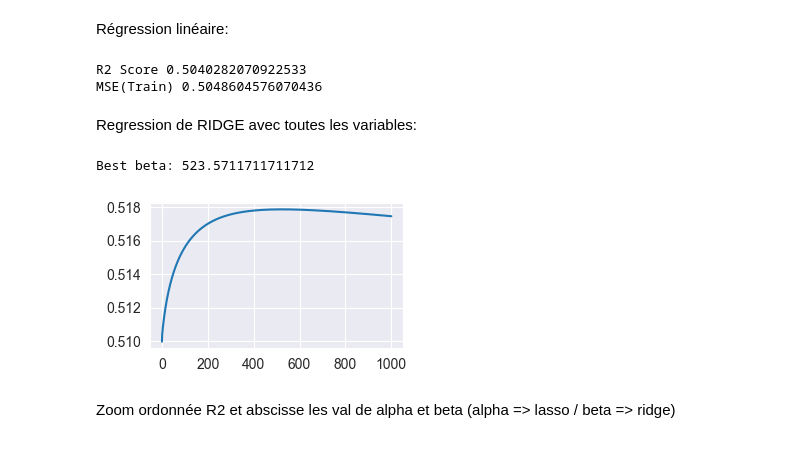
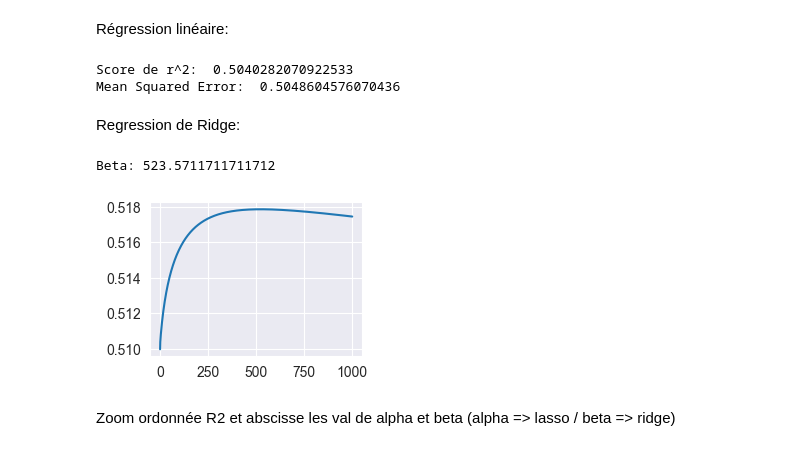
Before and after one commit to LichioAK/Projet_ML-L3, a Jupyter notebook: Project.ipynb, the cells around one changed output. Drawn from its saved outputs; the diff is of its cells as text; code cells hidden in the pictures.

```diff
--- a/Project.ipynb
+++ b/Project.ipynb
@@ -13,7 +13,7 @@ from pandas import DataFrame
 from sklearn.linear_model import Ridge
 from sklearn.linear_model import Lasso
 
-Data_X = pd.read_csv('Data_X.csv')
-Data_Y = pd.read_csv('Data_Y.csv')
-New_data_X = pd.read_csv('DataNew_X.csv')
+data_X = pd.read_csv('Data_X.csv')
+data_Y = pd.read_csv('Data_Y.csv')
+new_X = pd.read_csv('DataNew_X.csv')
 # %% [markdown]
@@ -37,3 +34,6 @@ New_data_X = New_data_X.fillna(New_data_X.mean())
+# %%
+data_X = data_X.fillna(data_X.mean())
+new_X = new_X.fillna(new_X.mean())
 # %% [markdown]
 Affichage des Boxplot (aussi appelé boîte à moustache, très utilisé dans l'analyse de données) :
 montrent visuellement la distribution des donnéesnumériques et l’asymétrie en affichant les quartiles et les moyennes des données.
@@ -94,51 +94,49 @@ ValueError: num must be an integer with 1 <= num <= 10, not 11
 # %% [markdown]
 Régression linéaire:
 # %%
-lin = LinearRegression()
-X_train, X_test, y_train, y_test = train_test_split(Data_X, Data_Y, test_size=0.1, random_state=42)
-lin.fit(X_train, y_train)
+lin_R = LinearRegression()
+x_train, x_test, y_train, y_test = train_test_split(data_X, data_Y, test_size=0.1, random_state=42)
+lin_R.fit(x_train, y_train)
+lin_R.score(x_train, y_train)
 
-lin.score(X_train, y_train)
+print("Score de r^2: ", r2_score(y_test, lin_R.predict(x_test)))
+print("Mean Squared Error: ", mean_squared_error(y_train, lin_R.predict(x_train)))
 
-print("R2 Score", r2_score(y_test, lin.predict(X_test)))
-print("MSE(Train)" ,mean_squared_error(y_train, lin.predict(X_train)))
+save = pd.DataFrame()
+save['ID'] =  new_X["ID"]
 
-To_save = pd.DataFrame()
-
-To_save['ID'] =  New_data_X["ID"]
-res = []
-for i in range(len(To_save)):
-    res.append(lin.predict([New_data_X.iloc[i, :]])[0])
+rslt = []
+for i in range(len(save)):
+    rslt.append(lin_R.predict([new_X.iloc[i, :]])[0])
 # %% [output]
-R2 Score 0.5040282070922533
-MSE(Train) 0.5048604576070436
+Score de r^2:  0.5040282070922533
+Mean Squared Error:  0.5048604576070436
-# %% [markdown]
-Regression de RIDGE avec toutes les variables:
+# %% [markdown]
+Regression de Ridge:
 # %%
-X_train, X_test, y_train, y_test = train_test_split(Data_X, Data_Y, test_size=0.3, random_state=42)
-result_ridge=[]
+x_train, x_test, y_train, y_test = train_test_split(data_X, data_Y, test_size=0.3, random_state=42)
+rslt_Ridge=[]
 lst = np.linspace(0.1, 1000, 1000).tolist()
 
 for beta in tqdm(lst):
-    rid = Ridge(beta).fit(X_train, y_train)
-    r2 = r2_score(y_test, rid.predict(X_test))
-    result_ridge.append({'beta': beta, 'r2': r2})
+    ridge = Ridge(beta).fit(x_train, y_train)
+    r2 = r2_score(y_test, ridge.predict(x_test))
+    rslt_Ridge.append({'beta': beta, 'r2': r2})
 
-df = DataFrame(result_ridge)
+df = DataFrame(rslt_Ridge)
 plt.figure(figsize=(6, 2))
 plt.subplot(1,2,1)
-best_beta = df.loc[df['r2'].idxmax()]['beta']
-print("Best beta:", best_beta)
+beta = df.loc[df['r2'].idxmax()]['beta']
+print("Beta:", beta)
+
 plt.plot(df['beta'], df['r2'], label='r2')
-plt.tight_layout()
 plt.show()
 
-#save
-#To_save['Prediction'] = DataFrame(result_ridge).iloc[:,0]
-#To_save.to_csv('regression_de_ridge.csv', index=False)
+save['Prediction'] = DataFrame(rslt_Ridge).iloc[:,0]
+save.to_csv('Regression_Ridge.csv', index=False)
 # %% [output]
-Best beta: 523.5711711711712
+Beta: 523.5711711711712
-[figure, old version]
+[figure, new version]
 # %% [markdown]
 Zoom ordonnée R2 et abscisse les val de alpha et beta (alpha => lasso / beta => ridge)
 # %%
```
Also changed, not shown: parts of 15 cells of this notebook.
